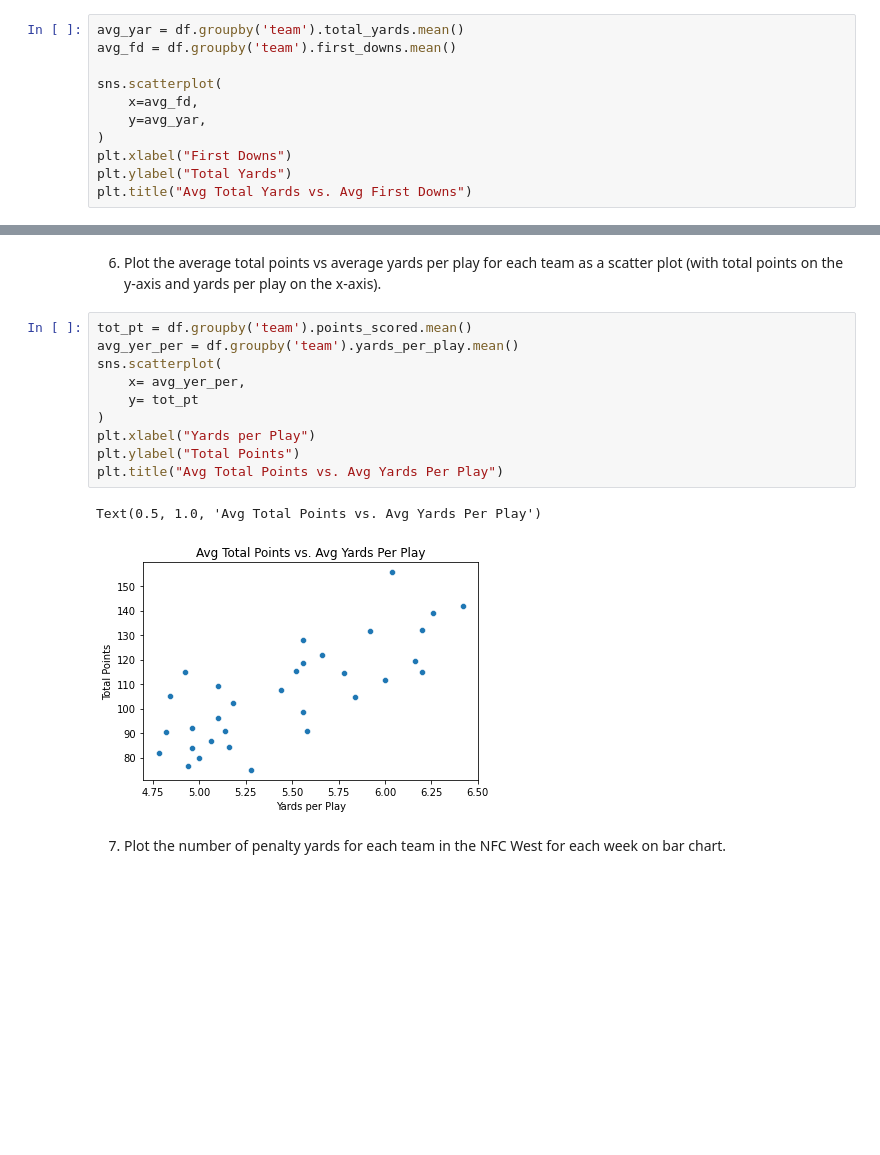
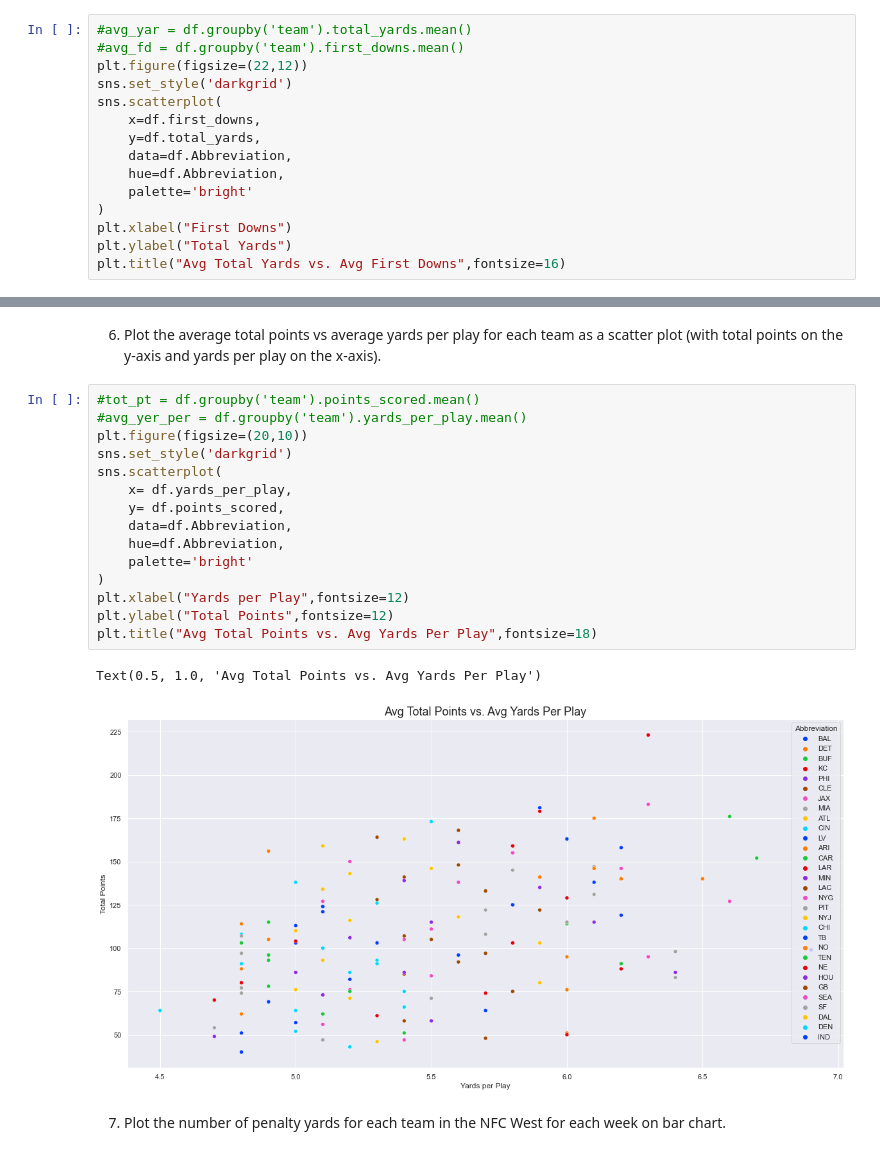
Before and after one commit to kayleeodom/CIS277-FA22-Lab6, a Jupyter notebook: Lab6.ipynb, the cells around one changed output, grey strips where cells are left out. Saved outputs shown, nothing was run; the diff lists cells and outputs as text; blank space fills up the shorter version.

```diff
--- a/Lab6.ipynb
+++ b/Lab6.ipynb
@@ -118,15 +115,19 @@ Text(0, 0.5, 'Total Yards')
 # %% [markdown]
 4. Plot the average total yards vs average first downs for each team on a scatter plot (with first downs on the x axis and total yards on the y axis).
 # %%
-avg_yar = df.groupby('team').total_yards.mean()
-avg_fd = df.groupby('team').first_downs.mean()
-
+#avg_yar = df.groupby('team').total_yards.mean()
+#avg_fd = df.groupby('team').first_downs.mean()
+plt.figure(figsize=(22,12))
+sns.set_style('darkgrid')
 sns.scatterplot(
-    x=avg_fd,
-    y=avg_yar,
+    x=df.first_downs,
+    y=df.total_yards,
+    data=df.Abbreviation,
+    hue=df.Abbreviation,
+    palette='bright'
 )
 plt.xlabel("First Downs")
 plt.ylabel("Total Yards")
-plt.title("Avg Total Yards vs. Avg First Downs")
+plt.title("Avg Total Yards vs. Avg First Downs",fontsize=16)
 # %% [output]
 Text(0.5, 1.0, 'Avg Total Yards vs. Avg First Downs')
@@ -147,18 +148,23 @@ Text(0.5, 1.0, 'Penalty Yards for Baltimore Ravens and LA Rams')
 # %% [markdown]
 6. Plot the average total points vs average yards per play for each team as a scatter plot (with total points on the y-axis and yards per play on the x-axis).
 # %%
-tot_pt = df.groupby('team').points_scored.mean()
-avg_yer_per = df.groupby('team').yards_per_play.mean()
+#tot_pt = df.groupby('team').points_scored.mean()
+#avg_yer_per = df.groupby('team').yards_per_play.mean()
+plt.figure(figsize=(20,10))
+sns.set_style('darkgrid')
 sns.scatterplot(
-    x= avg_yer_per,
-    y= tot_pt
+    x= df.yards_per_play,
+    y= df.points_scored,
+    data=df.Abbreviation,
+    hue=df.Abbreviation,
+    palette='bright'
 )
-plt.xlabel("Yards per Play")
-plt.ylabel("Total Points")
-plt.title("Avg Total Points vs. Avg Yards Per Play")
+plt.xlabel("Yards per Play",fontsize=12)
+plt.ylabel("Total Points",fontsize=12)
+plt.title("Avg Total Points vs. Avg Yards Per Play",fontsize=18)
 # %% [output]
 Text(0.5, 1.0, 'Avg Total Points vs. Avg Yards Per Play')
-[figure, old version]
+[figure, new version]
 # %% [markdown]
 7. Plot the number of penalty yards for each team in the NFC West for each week on bar chart.
 # %%
```
Also changed, not shown: parts of 10 cells of this notebook.
